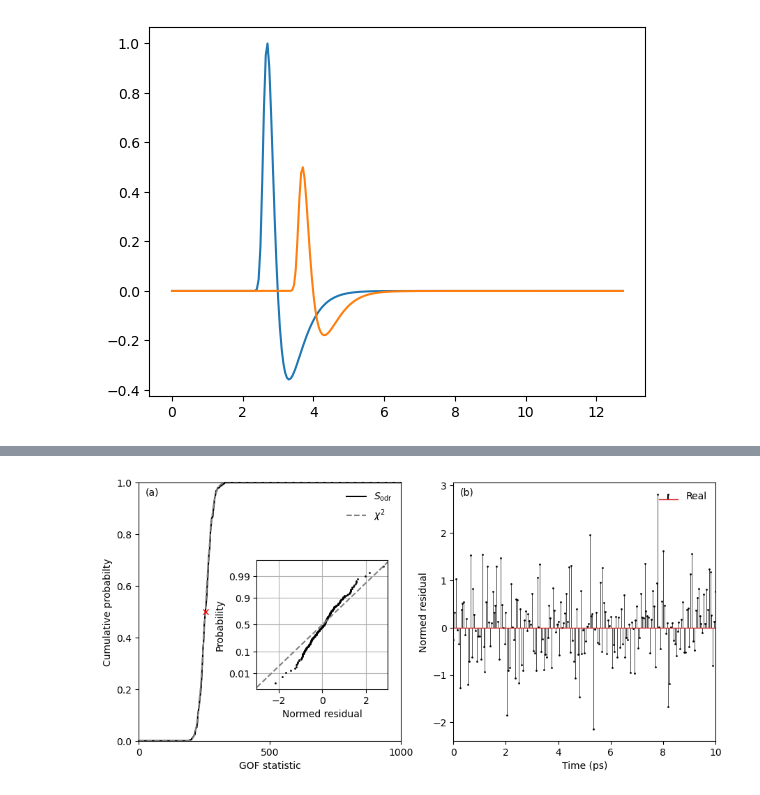
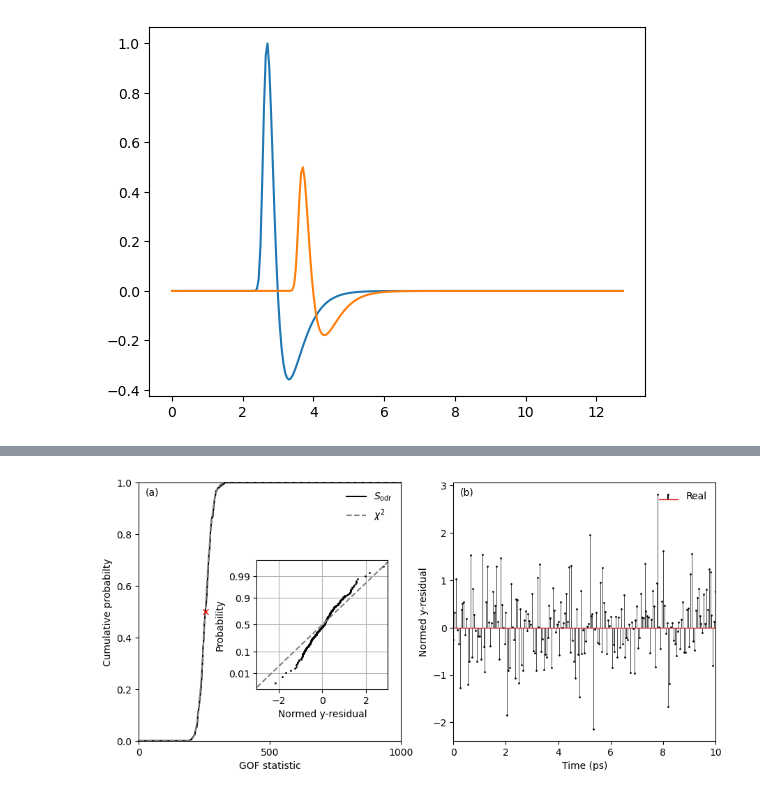
Before and after one commit to dodge-research-group/thztools, a Jupyter notebook: examples/odr-test.ipynb, the cells around one changed output, grey strips where cells are left out. Drawn from its saved outputs; the diff is of its cells as text; code cells hidden in the pictures.

Commit message:
Develop odr-test to distinguish between x-residuals, y-residuals, and the combined residuals described by Mohtashemi et al.

```diff
--- a/examples/odr-test.ipynb
+++ b/examples/odr-test.ipynb
@@ -53,6 +53,8 @@ plt.show()
 
 p_odr = np.empty((2, n_sim))
 resnorm_odr = np.empty((n_sim,))
+epsilon_odr = np.empty((n, n_sim))
+delta_odr = np.empty((n, n_sim))
 residual_odr = np.empty((n, n_sim))
 sigma_odr = np.empty((2, n_sim))
 
@@ -63,6 +65,8 @@ for i in range(n_sim):
     fit = odr.ODR(data, model, beta0=(1, 0))
     result = fit.run()
     p_odr[:, i] = result.beta
+    epsilon_odr[:, i] = result.eps / sigma
+    delta_odr[:, i] = result.delta / sigma
     residual_odr[:, i] = result.eps / sigma
     resnorm_odr[i] = result.sum_square
     sigma_odr[:, i] = result.sd_beta
@@ -79,7 +83,7 @@ Wall time: 724 ms
 # %%
 # Find the index of the median value
 i_show = np.argsort(resnorm_odr)[len(resnorm_odr) // 2]
-osm, osr = probplot(residual_odr[:, i_show], fit=False)
+osm, osr = probplot(epsilon_odr[:, i_show], fit=False)
 
 w, h = figaspect(0.45)
 _, axs = plt.subplots(1, 2, figsize=(w, h))
@@ -107,34 +111,34 @@ ins.plot(osr, osm, 'k.', ms=2)
 ins.plot([-3, 3], [-3, 3], '--', c='gray')
 ins.grid()
 
 ins.set_xlim(-3, 3)
 ins.set_ylim(norm.ppf([0.001, 0.999]))
 
 ins.set_xticks([-2, 0, 2])
 ins.set_yticks(norm.ppf([0.01, 0.1, 0.5, 0.9, 0.99]))
 
 ins.set_yticklabels(['0.01', '0.1', '0.5', '0.9', '0.99'])
 
-ins.set_xlabel('Normed residual')
+ins.set_xlabel('Normed y-residual')
 ins.set_ylabel('Probability')
 
 # Panel (b)
-markerline, stemlines, baseline = axs[1].stem(t, residual_odr[:, i_show],
+markerline, stemlines, baseline = axs[1].stem(t, epsilon_odr[:, i_show],
                                               linefmt = 'k-', markerfmt='.',
                                               label='Real')
 markerline.set_markersize(2)
 stemlines.set_linewidth(0.5)
 baseline.set_linewidth(1)
 
 axs[1].legend(loc='upper right', frameon=False)
 axs[1].text(0.025, 0.95, '(b)', transform=axs[1].transAxes)
 
 axs[1].set_xlim(0, 10)
 # axs[1].set_ylim(-3.5, 3.5)
 
 axs[1].set_xlabel('Time (ps)')
-axs[1].set_ylabel('Normed residual')
+axs[1].set_ylabel('Normed y-residual')
 
 plt.show()
 # %% [output]
-[figure, old version]
+[figure, new version]
```
Also changed, not shown: parts of 1 cell of this notebook.
